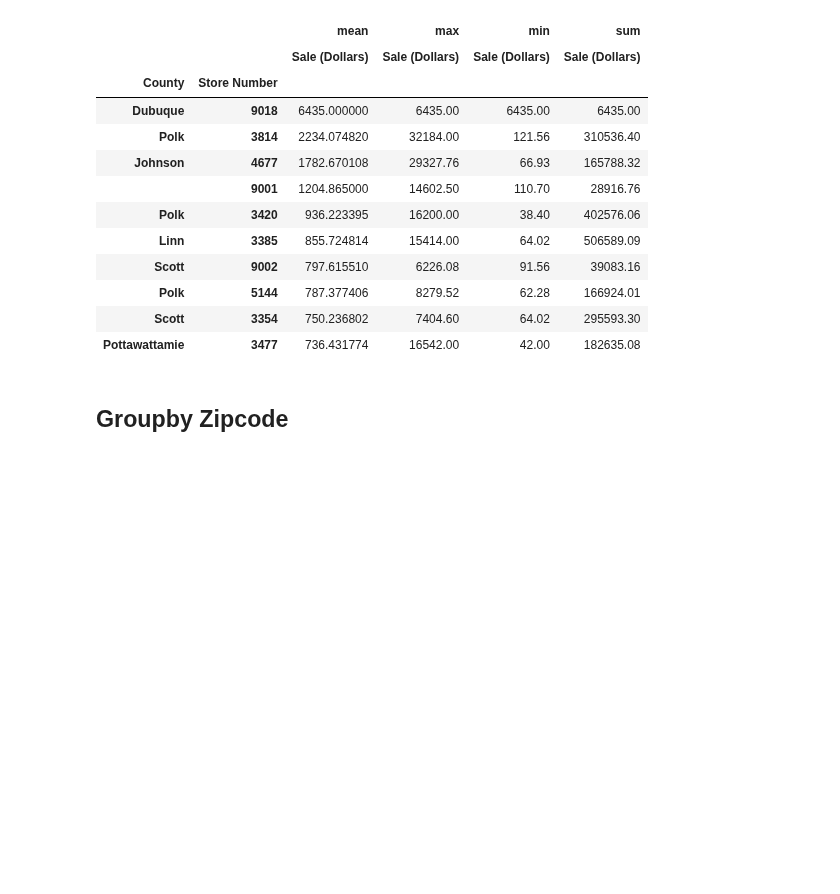
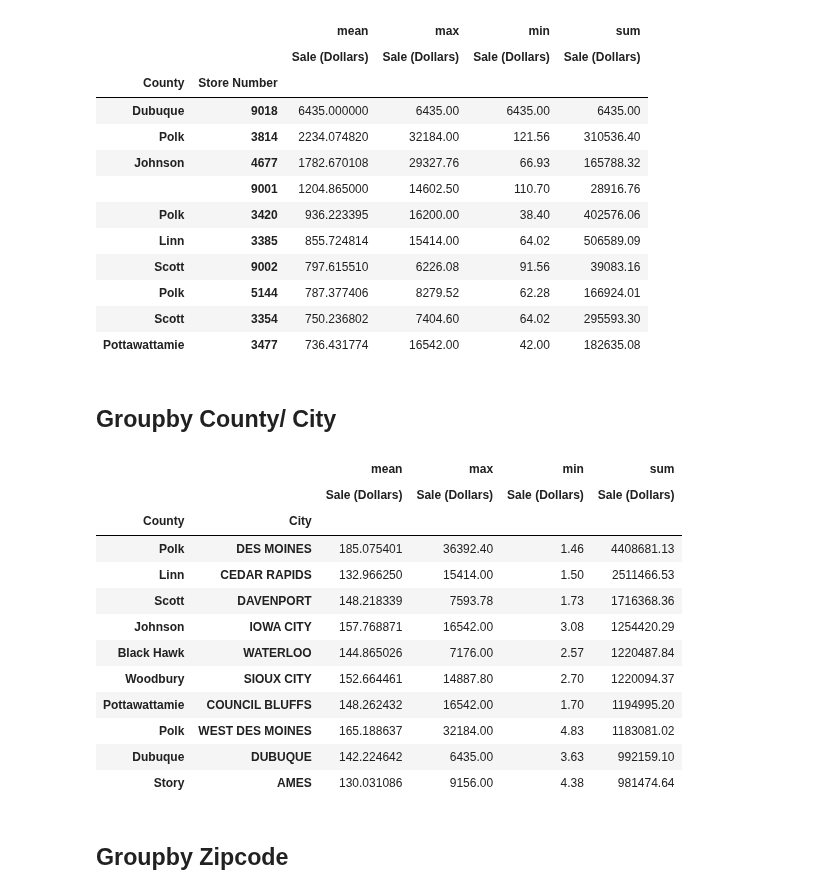
Before and after one commit to AndrewJeong89/GA-DSI, a Jupyter notebook: projects/projects-weekly/project-03/Project 3 Starter Code.ipynb, the cells around one changed output. Cells and saved outputs as stored; diff of their text form; code cells hidden in the pictures; blank space fills up the shorter version.

```diff
--- a/projects/projects-weekly/project-03/Project 3 Starter Code.ipynb
+++ b/projects/projects-weekly/project-03/Project 3 Starter Code.ipynb
@@ -274,6 +506,26 @@ pd.pivot_table(df, index = ['County', 'Store Number'], values = ['Sale (Dollars)
 | Polk | 5144 | 787.377406 | 8279.52 | 62.28 | 166924.01 |
 | Scott | 3354 | 750.236802 | 7404.60 | 64.02 | 295593.30 |
 | Pottawattamie | 3477 | 736.431774 | 16542.00 | 42.00 | 182635.08 |
+# %% [markdown]
+## Groupby County/ City
+# %%
+pd.pivot_table(df, index = ['County', 'City'], values = ['Sale (Dollars)'], \
+               aggfunc = [np.mean, max, min, np.sum]).\
+                sort_values([('sum', "Sale (Dollars)")], ascending = False).head(10)
+# %% [output]
+|  |  | mean | max | min | sum |
+|  |  | Sale (Dollars) | Sale (Dollars) | Sale (Dollars) | Sale (Dollars) |
+| County | City |  |  |  |  |
+| Polk | DES MOINES | 185.075401 | 36392.40 | 1.46 | 4408681.13 |
+| Linn | CEDAR RAPIDS | 132.966250 | 15414.00 | 1.50 | 2511466.53 |
+| Scott | DAVENPORT | 148.218339 | 7593.78 | 1.73 | 1716368.36 |
+| Johnson | IOWA CITY | 157.768871 | 16542.00 | 3.08 | 1254420.29 |
+| Black Hawk | WATERLOO | 144.865026 | 7176.00 | 2.57 | 1220487.84 |
+| Woodbury | SIOUX CITY | 152.664461 | 14887.80 | 2.70 | 1220094.37 |
+| Pottawattamie | COUNCIL BLUFFS | 148.262432 | 16542.00 | 1.70 | 1194995.20 |
+| Polk | WEST DES MOINES | 165.188637 | 32184.00 | 4.83 | 1183081.02 |
+| Dubuque | DUBUQUE | 142.224642 | 6435.00 | 3.63 | 992159.10 |
+| Story | AMES | 130.031086 | 9156.00 | 4.38 | 981474.64 |
 # %% [markdown]
 ## Groupby Zipcode
 # %%
```
Also changed, not shown: parts of 27 cells of this notebook, 2 other files.
